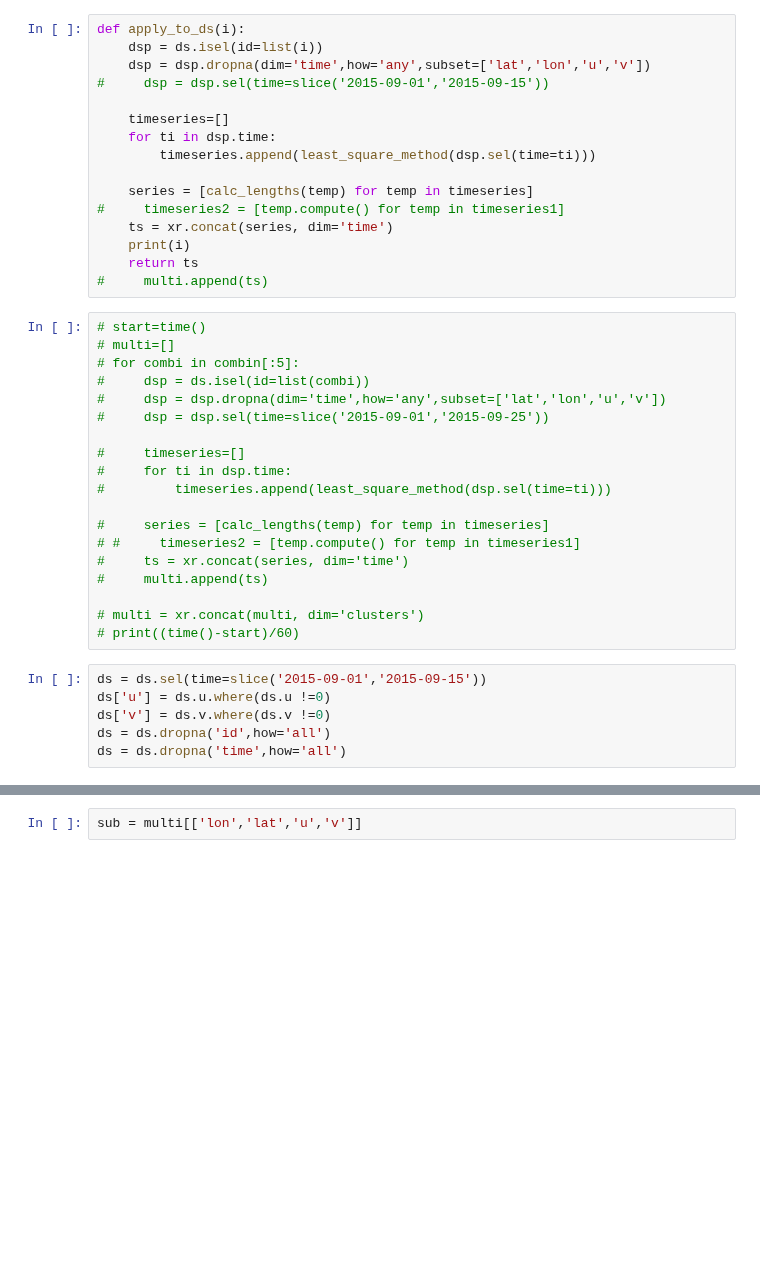
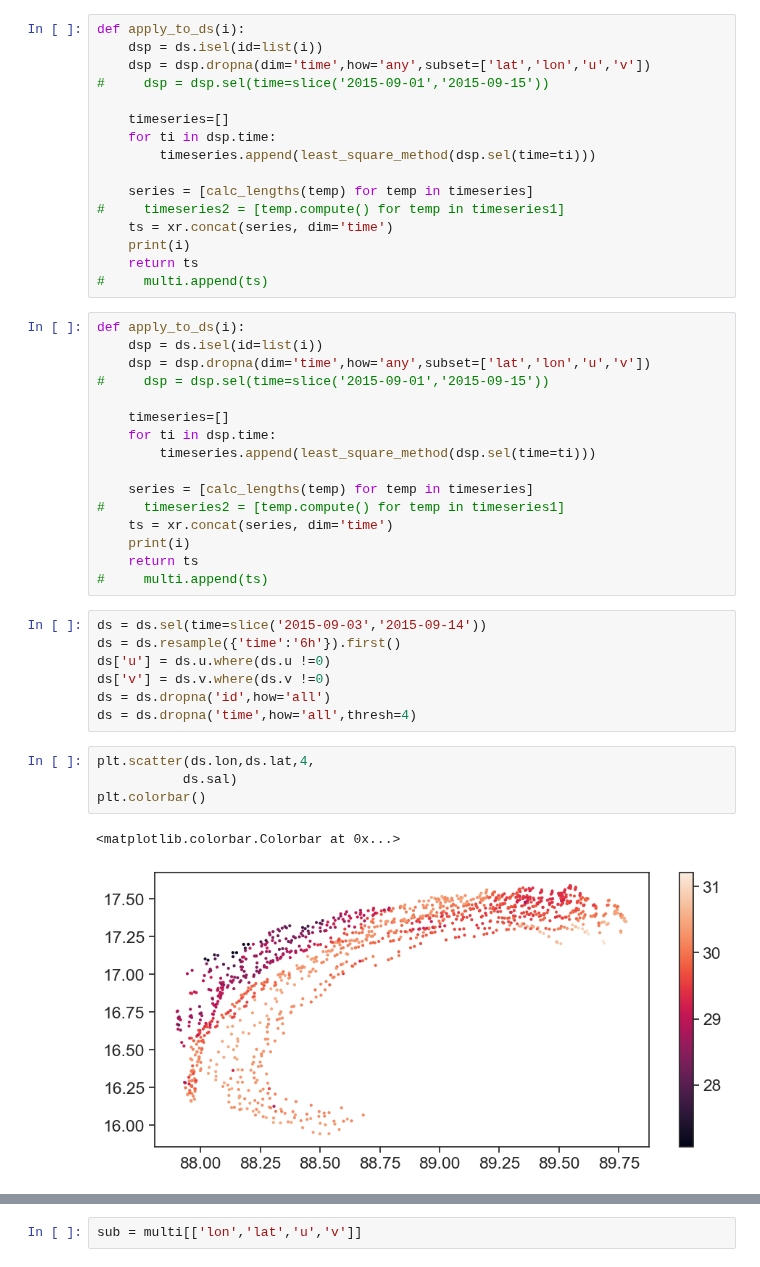
Before and after one commit to sessink/velocity_gradients, a Jupyter notebook: notebooks/vorticity_calculation_manual.ipynb, the cells around one changed output, grey strips where cells are left out. Drawn from its saved outputs; the diff is of its cells as text; blank space fills up the shorter version.

```diff
--- a/notebooks/vorticity_calculation_manual.ipynb
+++ b/notebooks/vorticity_calculation_manual.ipynb
@@ -183,27 +180,32 @@ def apply_to_ds(i):
     return ts
 #     multi.append(ts)
 # %%
-# start=time()
-# multi=[]
-# for combi in combin[:5]:
-#     dsp = ds.isel(id=list(combi))
-#     dsp = dsp.dropna(dim='time',how='any',subset=['lat','lon','u','v'])
-#     dsp = dsp.sel(time=slice('2015-09-01','2015-09-25'))
+def apply_to_ds(i):
+    dsp = ds.isel(id=list(i))
+    dsp = dsp.dropna(dim='time',how='any',subset=['lat','lon','u','v'])
+#     dsp = dsp.sel(time=slice('2015-09-01','2015-09-15'))
 
-#     timeseries=[]
-#     for ti in dsp.time:
-#         timeseries.append(least_square_method(dsp.sel(time=ti)))
+    timeseries=[]
+    for ti in dsp.time:
+        timeseries.append(least_square_method(dsp.sel(time=ti)))
 
-#     series = [calc_lengths(temp) for temp in timeseries]
-# #     timeseries2 = [temp.compute() for temp in timeseries1]
-#     ts = xr.concat(series, dim='time')
+    series = [calc_lengths(temp) for temp in timeseries]
+#     timeseries2 = [temp.compute() for temp in timeseries1]
+    ts = xr.concat(series, dim='time')
+    print(i)
+    return ts
 #     multi.append(ts)
-
-# multi = xr.concat(multi, dim='clusters')
-# print((time()-start)/60)
 # %%
-ds = ds.sel(time=slice('2015-09-01','2015-09-15'))
+ds = ds.sel(time=slice('2015-09-03','2015-09-14'))
+ds = ds.resample({'time':'6h'}).first()
 ds['u'] = ds.u.where(ds.u !=0)
 ds['v'] = ds.v.where(ds.v !=0)
 ds = ds.dropna('id',how='all')
-ds = ds.dropna('time',how='all')
+ds = ds.dropna('time',how='all',thresh=4)
+# %%
+plt.scatter(ds.lon,ds.lat,4,
+           ds.sal)
+plt.colorbar()
+# %% [output]
+<matplotlib.colorbar.Colorbar at 0x...>
+[figure, added]
```
Also changed, not shown: parts of 15 cells of this notebook.
